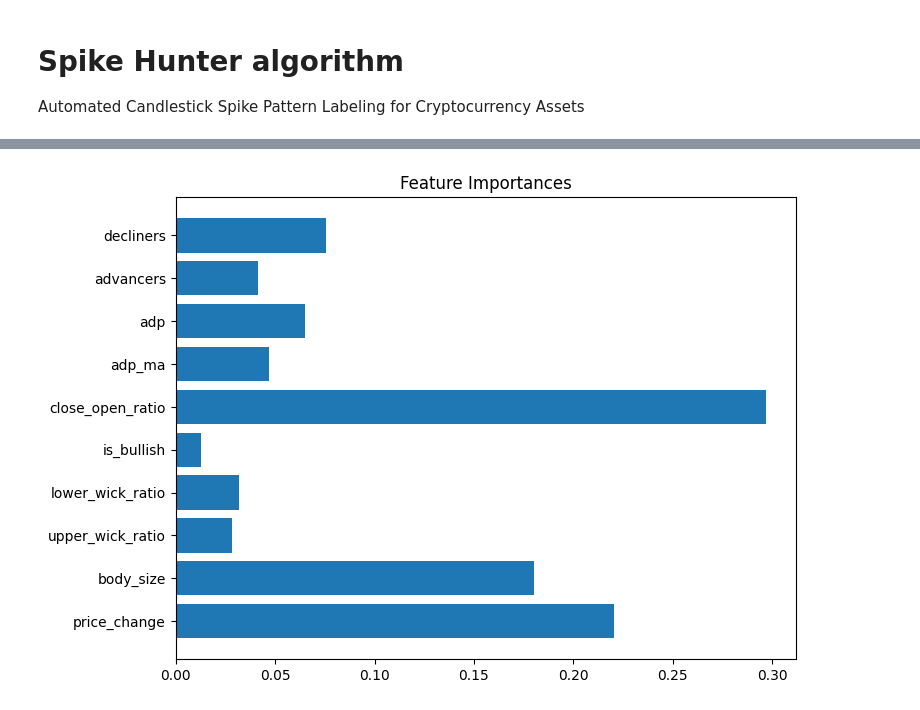
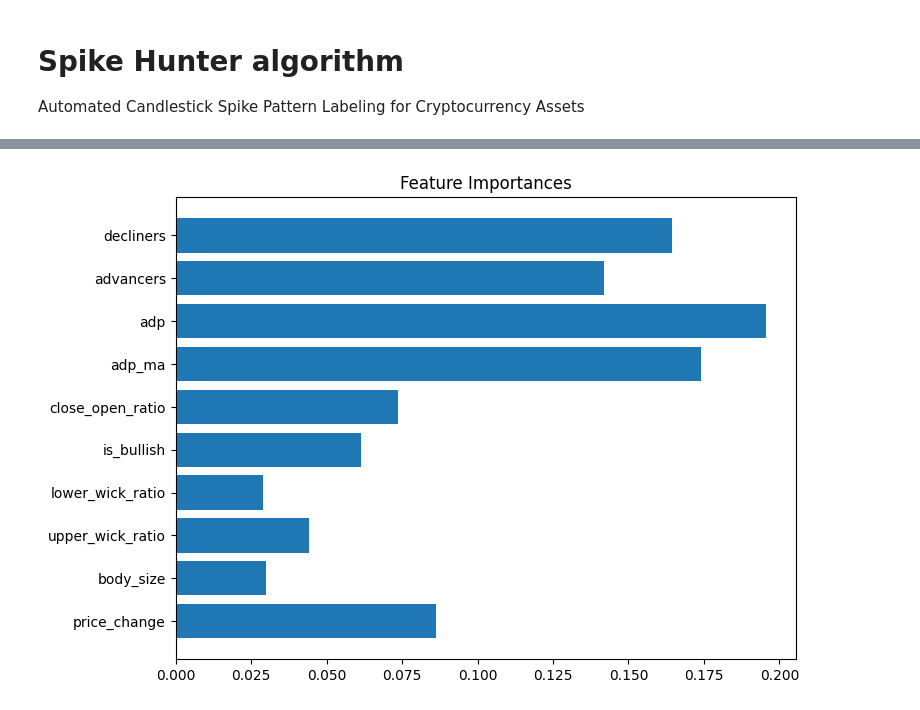
Before and after one commit to carkod/binbot-notebooks, a Jupyter notebook: spike_hunter.ipynb, the cells around one changed output, grey strips where cells are left out. Saved outputs shown, nothing was run; the diff lists cells and outputs as text; code cells hidden in the pictures.

```diff
--- a/spike_hunter.ipynb
+++ b/spike_hunter.ipynb
@@ -15,9 +34,11 @@ import matplotlib.pyplot as plt
 import joblib
 
 # --- Step 1: Fetch 15m candles from Binance ---
-def fetch_binance_klines(symbol="IDEXUSDC", interval="15m", limit=500):
+def fetch_binance_klines(symbol="IDEXUSDC", interval="15m", limit=500, end_time=None):
     url = "https://api.binance.com/api/v3/klines"
     params = {"symbol": symbol, "interval": interval, "limit": limit}
+    if end_time:
+        params["endTime"] = end_time
     resp = requests.get(url, params=params)
     data = resp.json()
     df = pd.DataFrame(data, columns=[
@@ -44,34 +65,35 @@ def fetch_adr_series(size=500):
     })
     return df_adr
 
-# --- Step 3 + 4 combined: Label spikes only if ADR below threshold (bearish market) ---
-def label_spike_patterns_with_adr(df, adp_col="adp", adp_thresh=0.5, price_thresh=0.03, vol_ratio_thresh=2, window=10):
+# --- Step 3 + 4: Label spikes only if ADR below threshold (bearish market) ---
+def label_spike_patterns_with_adr(df, adp_col="adp", adp_thresh=0.5, price_thresh=0.002, vol_ratio_thresh=1.01, window=12, bullish_run_min=6, body_size_thresh=0.004):
     """
     Label upward spikes where:
       - price change > price_thresh
       - volume spike > vol_ratio_thresh
       - ADR/ADP value < adp_thresh (bearish)
+      - OR: at least bullish_run_min out of last window candles are bullish (close > open) AND average body_size > body_size_thresh
     """
     labels = []
     for i in range(len(df)):
         if i < window:
             labels.append(0)
             continue
-
         # Check ADR bearish condition
         adp_val = df.loc[i, adp_col]
         if np.isnan(adp_val) or adp_val >= adp_thresh:
             labels.append(0)
             continue
-
         prev_close = df.loc[i - 1, "close"]
         curr_close = df.loc[i, "close"]
         price_change = (curr_close - prev_close) / prev_close
-
         avg_vol = df.loc[i - window:i - 1, "volume"].mean()
         vol_ratio = df.loc[i, "volume"] / (avg_vol + 1e-6)
-
-        if price_change > price_thresh and vol_ratio > vol_ratio_thresh:
+        # Bullish run detection with body size
+        run_slice = df.loc[i - window + 1:i]
+        bullish_count = (run_slice["close"] > run_slice["open"]).sum()
+        avg_body_size = run_slice["body_size"].mean() / (run_slice["open"].mean() + 1e-6)
+        if (price_change > price_thresh and vol_ratio > vol_ratio_thresh) or (bullish_count >= bullish_run_min and avg_body_size > body_size_thresh):
             labels.append(1)
         else:
             labels.append(0)
@@ -79,23 +101,15 @@ def label_spike_patterns_with_adr(df, adp_col="adp", adp_thresh=0.5, price_thres
     df["label"] = labels
     return df
 
-# --- Updated Step 4: feature engineering with merge_asof on timestamp ---
-def add_features_with_adr_alignment(df_price, df_adr, window=10, adp_col="adp", adp_thresh=0.5, vol_ratio_thresh=2):
+# --- Step 4: feature engineering with ADR alignment ---
+def add_features_with_adr_alignment(df_price, df_adr, window=12, adp_col="adp", adp_thresh=0.5, vol_ratio_thresh=1.01, bullish_run_min=6, body_size_thresh=0.004):
     df = df_price.copy()
-
-    # Sort both dataframes by timestamp before merge_asof
     df = df.sort_values("timestamp").reset_index(drop=True)
     df_adr = df_adr.sort_values("timestamp").reset_index(drop=True)
-
     # Align adr with price candles by nearest previous timestamp
     df = pd.merge_asof(df, df_adr, on="timestamp", direction="backward")
-
     # Forward fill missing adr values just in case
-    df[[adp_col, "adp_ma", "advancers", "decliners", "total_volume"]] = df[[adp_col, "adp_ma", "advancers", "decliners", "total_volume"]].fillna(method="ffill")
-
-    # Label spikes only when adr indicates bearish market (adp < threshold)
-    df = label_spike_patterns_with_adr(df, adp_col=adp_col, adp_thresh=adp_thresh, vol_ratio_thresh=vol_ratio_thresh, window=window)
-
+    df[[adp_col, "adp_ma", "advancers", "decliners", "total_volume"]] = df[[adp_col, "adp_ma", "advancers", "decliners", "total_volume"]].bfill()
     # Calculate features as before
     df["price_change"] = df["close"].pct_change()
     df["body_size"] = abs(df["close"] - df["open"])
@@ -105,15 +119,15 @@ def add_features_with_adr_alignment(df_price, df_adr, window=10, adp_col="adp",
     df["lower_wick_ratio"] = df["lower_wick"] / (df["body_size"] + 1e-6)
     df["is_bullish"] = (df["close"] > df["open"]).astype(int)
     df["close_open_ratio"] = (df["close"] - df["open"]) / (df["open"] + 1e-6)
-
     df = df.dropna().reset_index(drop=True)
+    # Label spikes only when adr indicates bearish market (adp < threshold)
+    df = label_spike_patterns_with_adr(df, adp_col=adp_col, adp_thresh=adp_thresh, vol_ratio_thresh=vol_ratio_thresh, window=window, bullish_run_min=bullish_run_min, body_size_thresh=body_size_thresh)
     return df
 
 # --- Step 5: Fetch data & build features ---
-df_price = fetch_binance_klines("IDEXUSDC", interval="15m", limit=500)
-df_adr = fetch_adr_series()
-df = add_features_with_adr_alignment(df_price, df_adr, adp_thresh=0.015, vol_ratio_thresh=1.3, window=10)
-
+df_price = fetch_binance_klines("BANANAS31USDC", interval="15m", limit=500, end_time=1753706700000)
+df_adr = fetch_adr_series(size=500)
+df = add_features_with_adr_alignment(df_price, df_adr, adp_thresh=0.5, vol_ratio_thresh=1.01, window=12, bullish_run_min=6, body_size_thresh=0.004)
 
 # --- Step 6: Model Training ---
 feature_cols = [
@@ -124,26 +138,30 @@ feature_cols = [
 X = df[feature_cols]
 y = df["label"]
 
+# Print label counts only
+print(f"Label counts: {np.bincount(y.astype(int)) if len(y) > 0 else 'empty'}")
+
 X_train, X_test, y_train, y_test = train_test_split(
     X, y, test_size=0.2, stratify=y, random_state=42
 )
 
-clf = RandomForestClassifier(n_estimators=100, max_depth=5, random_state=42)
-clf.fit(X_train, y_train)
+if len(np.unique(y_train)) < 2:
+    print("Not enough classes in training labels for classification.")
+else:
+    clf = RandomForestClassifier(n_estimators=100, max_depth=5, random_state=42)
+    clf.fit(X_train, y_train)
 
-# --- Step 7: Evaluation ---
-y_pred = clf.predict(X_test)
-print("Classification Report:")
-print(classification_report(y_test, y_pred, digits=4))
+    # --- Step 7: Evaluation ---
+    y_pred = clf.predict(X_test)
+    print("Classification Report:")
+    print(classification_report(y_test, y_pred, digits=4))
 
+    joblib.dump(clf, "./checkpoints/spikehunter_model.pkl")
 
-joblib.dump(clf, "./checkpoints/spikehunter_model.pkl")
-
-
-# Feature importance chart
-importances = clf.feature_importances_
-plt.figure(figsize=(8, 6))
-plt.barh(feature_cols, importances)
-plt.title("Feature Importances")
-plt.show()
+    # Feature importance chart
+    importances = clf.feature_importances_
+    plt.figure(figsize=(8, 6))
+    plt.barh(feature_cols, importances)
+    plt.title("Feature Importances")
+    plt.show()
 # %% [output]
@@ -159 +178 @@ weighted avg     0.9800    0.9800    0.9800       100
-[figure, old version]
+[figure, new version]
```
Also changed, not shown: parts of 3 cells of this notebook, 2 other files.
